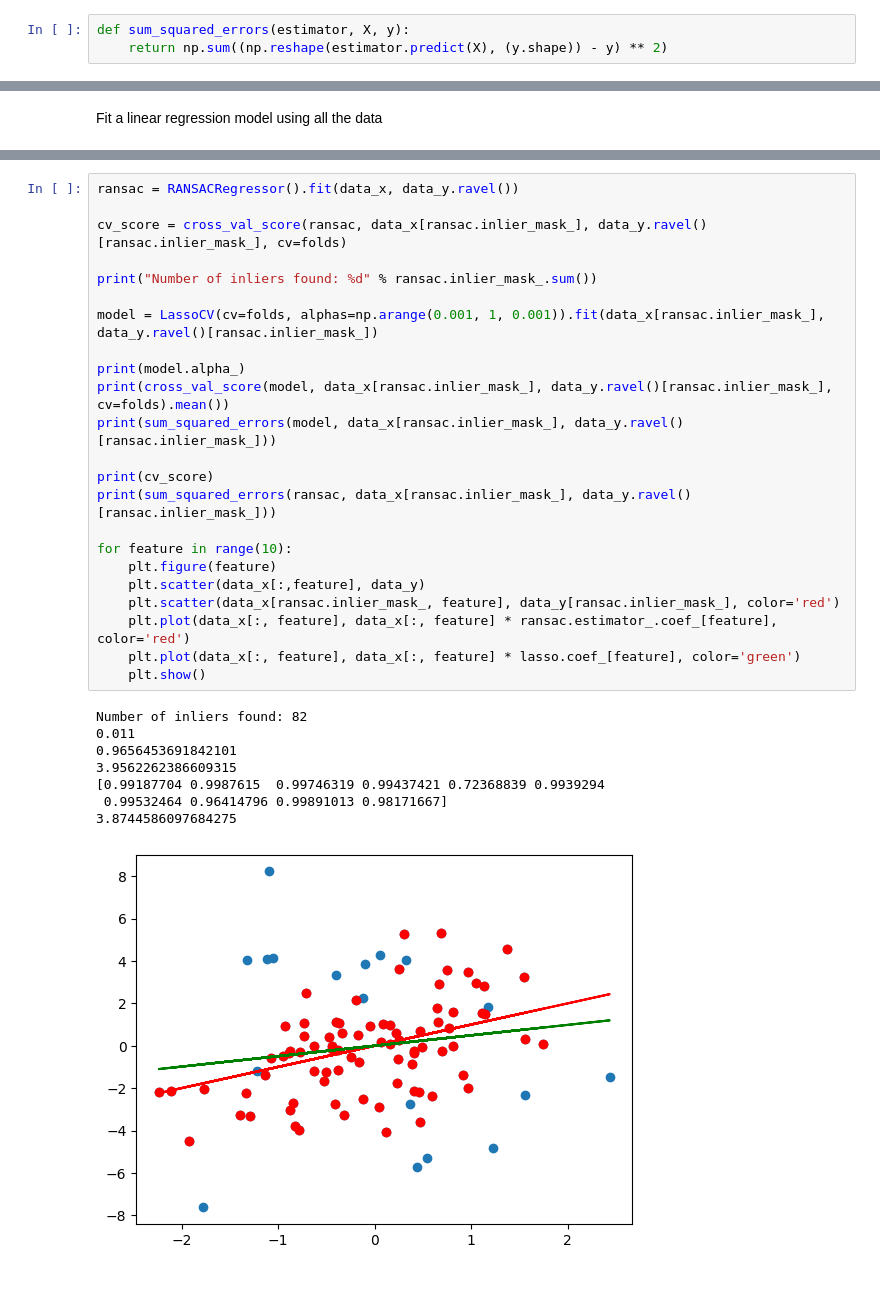
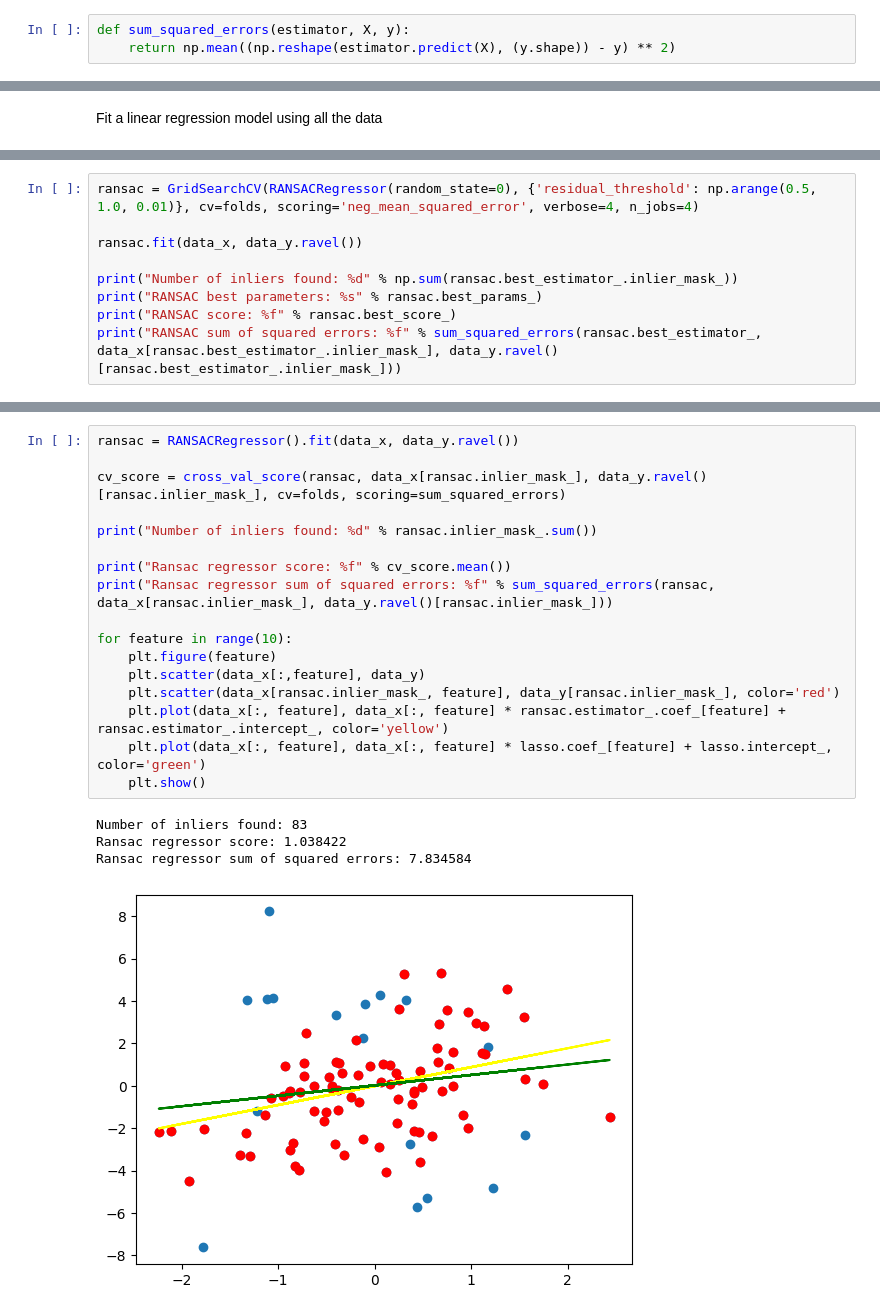
Before and after one commit to DuarteCerdeira/ML_Project, a Jupyter notebook: Regression2.ipynb, the cells around one changed output, grey strips where cells are left out. Cells and saved outputs as stored; diff of their text form; blank space fills up the shorter version.

```diff
--- a/Regression2.ipynb
+++ b/Regression2.ipynb
@@ -8,6 +10,6 @@ import matplotlib.pyplot as plt
 # %%
 def sum_squared_errors(estimator, X, y):
-    return np.sum((np.reshape(estimator.predict(X), (y.shape)) - y) ** 2)
+    return np.mean((np.reshape(estimator.predict(X), (y.shape)) - y) ** 2)
 # %% [markdown]
 Load data
 # %%
@@ -42,0 +94,9 @@ y_outliers = data_y[np.abs(y_z_scores) > 2]
+# %%
+ransac = GridSearchCV(RANSACRegressor(random_state=0), {'residual_threshold': np.arange(0.5, 1.0, 0.01)}, cv=folds, scoring='neg_mean_squared_error', verbose=4, n_jobs=4)
+
+ransac.fit(data_x, data_y.ravel())
+
+print("Number of inliers found: %d" % np.sum(ransac.best_estimator_.inlier_mask_))
+print("RANSAC best parameters: %s" % ransac.best_params_)
+print("RANSAC score: %f" % ransac.best_score_)
+print("RANSAC sum of squared errors: %f" % sum_squared_errors(ransac.best_estimator_, data_x[ransac.best_estimator_.inlier_mask_], data_y.ravel()[ransac.best_estimator_.inlier_mask_]))
@@ -43,32 +109,22 @@ y_outliers = data_y[np.abs(y_z_scores) > 2]
 # %%
 ransac = RANSACRegressor().fit(data_x, data_y.ravel())
 
-cv_score = cross_val_score(ransac, data_x[ransac.inlier_mask_], data_y.ravel()[ransac.inlier_mask_], cv=folds)
+cv_score = cross_val_score(ransac, data_x[ransac.inlier_mask_], data_y.ravel()[ransac.inlier_mask_], cv=folds, scoring=sum_squared_errors)
 
 print("Number of inliers found: %d" % ransac.inlier_mask_.sum())
 
-model = LassoCV(cv=folds, alphas=np.arange(0.001, 1, 0.001)).fit(data_x[ransac.inlier_mask_], data_y.ravel()[ransac.inlier_mask_])
-
-print(model.alpha_)
-print(cross_val_score(model, data_x[ransac.inlier_mask_], data_y.ravel()[ransac.inlier_mask_], cv=folds).mean())
-print(sum_squared_errors(model, data_x[ransac.inlier_mask_], data_y.ravel()[ransac.inlier_mask_]))
-
-print(cv_score)
-print(sum_squared_errors(ransac, data_x[ransac.inlier_mask_], data_y.ravel()[ransac.inlier_mask_]))
+print("Ransac regressor score: %f" % cv_score.mean())
+print("Ransac regressor sum of squared errors: %f" % sum_squared_errors(ransac, data_x[ransac.inlier_mask_], data_y.ravel()[ransac.inlier_mask_]))
 
 for feature in range(10):
     plt.figure(feature)
     plt.scatter(data_x[:,feature], data_y)
     plt.scatter(data_x[ransac.inlier_mask_, feature], data_y[ransac.inlier_mask_], color='red')
-    plt.plot(data_x[:, feature], data_x[:, feature] * ransac.estimator_.coef_[feature], color='red')
-    plt.plot(data_x[:, feature], data_x[:, feature] * lasso.coef_[feature], color='green')
+    plt.plot(data_x[:, feature], data_x[:, feature] * ransac.estimator_.coef_[feature] + ransac.estimator_.intercept_, color='yellow')
+    plt.plot(data_x[:, feature], data_x[:, feature] * lasso.coef_[feature] + lasso.intercept_, color='green')
     plt.show()
 # %% [output]
-Number of inliers found: 82
-0.011
-0.9656453691842101
-3.9562262386609315
-[0.99187704 0.9987615  0.99746319 0.99437421 0.72368839 0.9939294
- 0.99532464 0.96414796 0.99891013 0.98171667]
-3.8744586097684275
+Number of inliers found: 83
+Ransac regressor score: 1.038422
+Ransac regressor sum of squared errors: 7.834584
-[figure, old version]
+[figure, new version]
```
Also changed, not shown: parts of 14 cells of this notebook.
